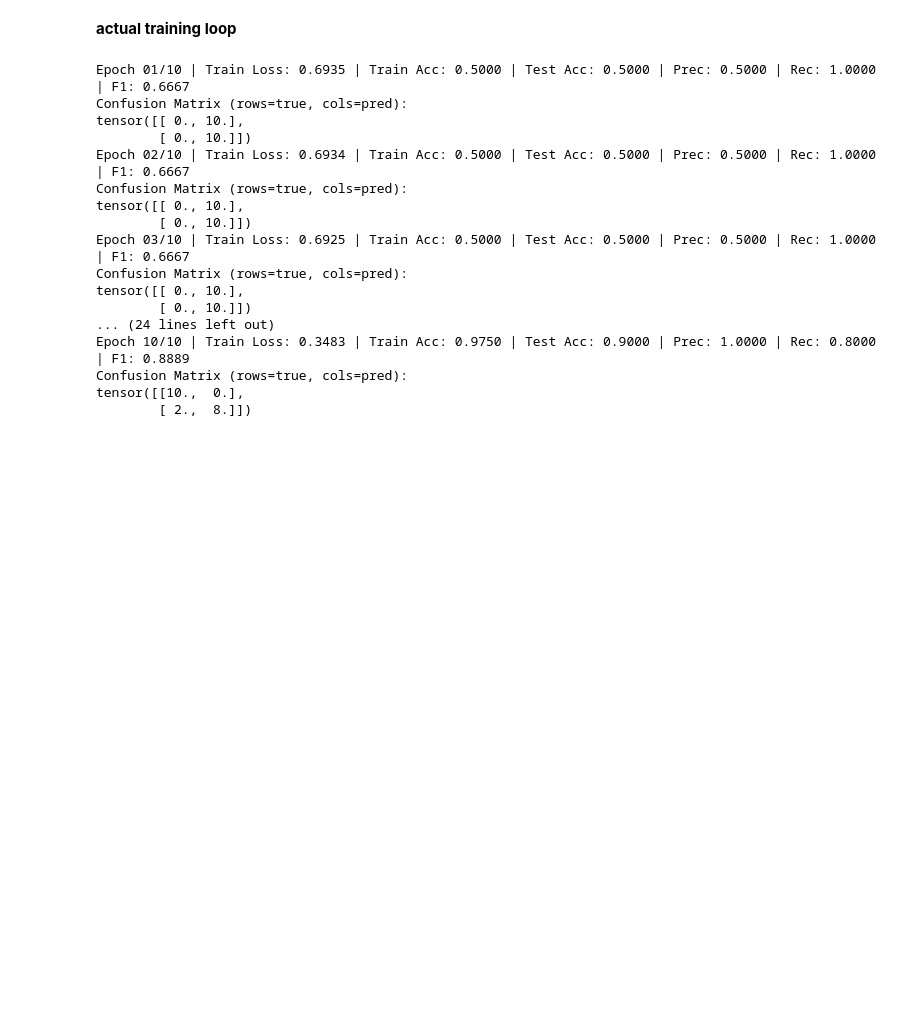
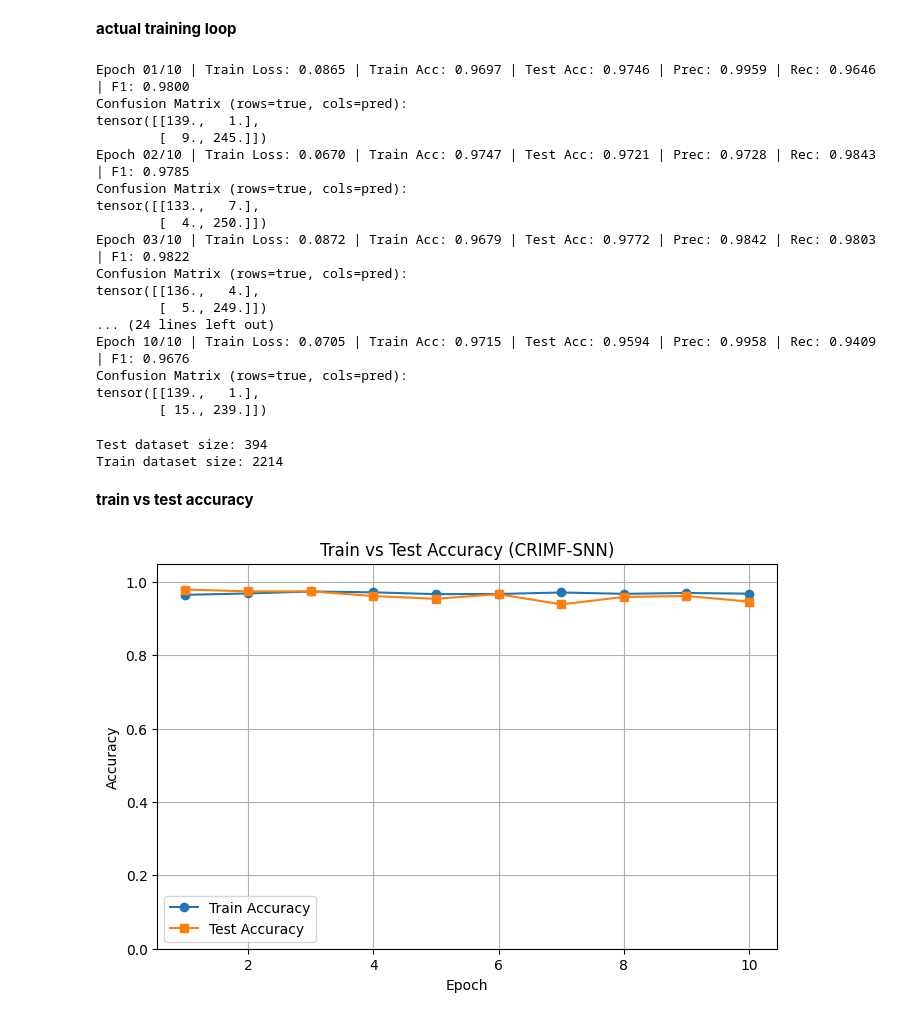
Before and after one commit to avi-nauty/CRIMF-SNN-Project, a Jupyter notebook: crimf-snn-project-draft3.ipynb, the cells around one changed output. Drawn from its saved outputs; the diff is of its cells as text; code cells hidden in the pictures; blank space fills up the shorter version.

Commit message:
Kaggle Notebook | CRIMF-SNN-Project_draft3 | Version 4

```diff
--- a/crimf-snn-project-draft3.ipynb
+++ b/crimf-snn-project-draft3.ipynb
@@ -83,7 +83,7 @@ def make_loaders(
 # %% [markdown]
 Sanity check
 # %%
-data_root = "/kaggle/input/test-dataset-1/test_dataset1"
+data_root = "/kaggle/input/main-dataset-mri1/Dataset"
 
 train_loader, test_loader, train_ds, test_ds = make_loaders(
     data_root=data_root,
@@ -584,7 +584,7 @@ def evaluate(
 # ----------------------------
 device = "cuda" if torch.cuda.is_available() else "cpu"
 
-# You already have these from previous steps:
+# We already have these from previous steps:
 # cnn_feat = ResNet18FeatureExtractor(...).to(device)
 # model_snn = CRIMFSNNClassifier(in_dim=512, hidden_dim=256, num_classes=2, T=10).to(device)
 # train_loader, test_loader = ...
@@ -592,13 +592,19 @@ device = "cuda" if torch.cuda.is_available() else "cpu"
 T = 10
 train_cnn = False  # set True if you want to fine-tune ResNet too
 
-# If you freeze CNN, optimize only SNN parameters (recommended first)
+# If we freeze CNN, optimize only SNN parameters (recommended first)
 params = list(model_snn.parameters()) + (list(cnn_feat.parameters()) if train_cnn else [])
 optimizer = torch.optim.Adam(params, lr=1e-3, weight_decay=1e-4)
 
 criterion = nn.CrossEntropyLoss()
 
 num_epochs = 10
+
+train_acc_history = []
+test_acc_history = []
+test_recall_history = []
+
+
 
 for epoch in range(1, num_epochs + 1):
     train_loss, train_acc = train_one_epoch(
@@ -620,26 +626,58 @@ for epoch in range(1, num_epochs + 1):
         T=T,
     )
 
+    train_acc_history.append(train_acc)
+    test_acc_history.append(test_acc)
+    test_recall_history.append(rec)
+
+
     print(f"Epoch {epoch:02d}/{num_epochs} | "
           f"Train Loss: {train_loss:.4f} | Train Acc: {train_acc:.4f} | "
           f"Test Acc: {test_acc:.4f} | Prec: {prec:.4f} | Rec: {rec:.4f} | F1: {f1:.4f}")
     print("Confusion Matrix (rows=true, cols=pred):")
     print(cm)
 # %% [output]
-Epoch 01/10 | Train Loss: 0.6935 | Train Acc: 0.5000 | Test Acc: 0.5000 | Prec: 0.5000 | Rec: 1.0000 | F1: 0.6667
+Epoch 01/10 | Train Loss: 0.0865 | Train Acc: 0.9697 | Test Acc: 0.9746 | Prec: 0.9959 | Rec: 0.9646 | F1: 0.9800
 Confusion Matrix (rows=true, cols=pred):
-tensor([[ 0., 10.],
-        [ 0., 10.]])
-Epoch 02/10 | Train Loss: 0.6934 | Train Acc: 0.5000 | Test Acc: 0.5000 | Prec: 0.5000 | Rec: 1.0000 | F1: 0.6667
+tensor([[139.,   1.],
+        [  9., 245.]])
+Epoch 02/10 | Train Loss: 0.0670 | Train Acc: 0.9747 | Test Acc: 0.9721 | Prec: 0.9728 | Rec: 0.9843 | F1: 0.9785
 Confusion Matrix (rows=true, cols=pred):
-tensor([[ 0., 10.],
-        [ 0., 10.]])
-Epoch 03/10 | Train Loss: 0.6925 | Train Acc: 0.5000 | Test Acc: 0.5000 | Prec: 0.5000 | Rec: 1.0000 | F1: 0.6667
+tensor([[133.,   7.],
+        [  4., 250.]])
+Epoch 03/10 | Train Loss: 0.0872 | Train Acc: 0.9679 | Test Acc: 0.9772 | Prec: 0.9842 | Rec: 0.9803 | F1: 0.9822
 Confusion Matrix (rows=true, cols=pred):
-tensor([[ 0., 10.],
-        [ 0., 10.]])
+tensor([[136.,   4.],
+        [  5., 249.]])
 ... (24 lines left out)
-Epoch 10/10 | Train Loss: 0.3483 | Train Acc: 0.9750 | Test Acc: 0.9000 | Prec: 1.0000 | Rec: 0.8000 | F1: 0.8889
+Epoch 10/10 | Train Loss: 0.0705 | Train Acc: 0.9715 | Test Acc: 0.9594 | Prec: 0.9958 | Rec: 0.9409 | F1: 0.9676
 Confusion Matrix (rows=true, cols=pred):
-tensor([[10.,  0.],
-        [ 2.,  8.]])
+tensor([[139.,   1.],
+        [ 15., 239.]])
+# %%
+print("Test dataset size:", len(test_loader.dataset))
+print("Train dataset size:", len(train_loader.dataset))
+# %% [output]
+Test dataset size: 394
+Train dataset size: 2214
+# %% [markdown]
+**train vs test accuracy**
+# %%
+import matplotlib.pyplot as plt
+
+epochs = range(1, len(train_acc_history) + 1)
+
+plt.figure(figsize=(8, 5))
+plt.plot(epochs, train_acc_history, marker='o', label="Train Accuracy")
+plt.plot(epochs, test_acc_history, marker='s', label="Test Accuracy")
+
+plt.xlabel("Epoch")
+plt.ylabel("Accuracy")
+plt.title("Train vs Test Accuracy (CRIMF-SNN)")
+plt.legend()
+plt.grid(True)
+plt.ylim(0, 1.05)
+
+plt.show()
+# %% [output]
+[figure, added]
```
Also changed, not shown: parts of 13 cells of this notebook.
